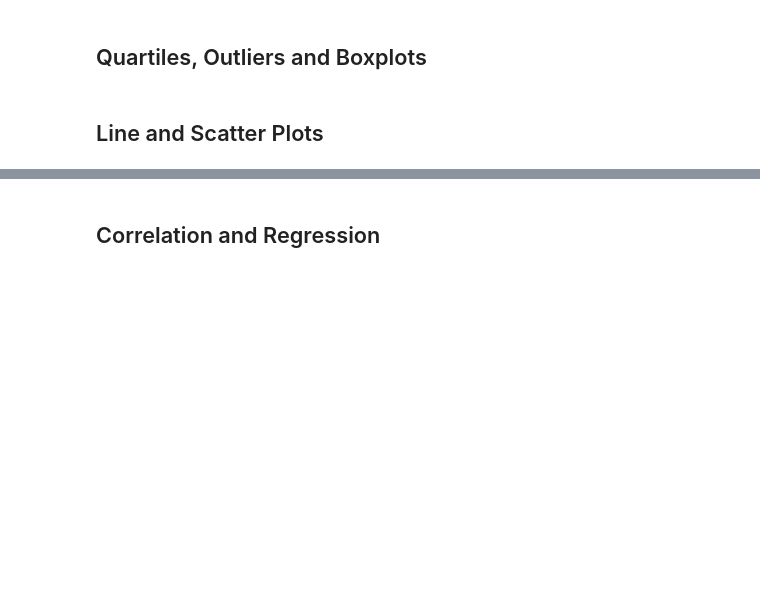
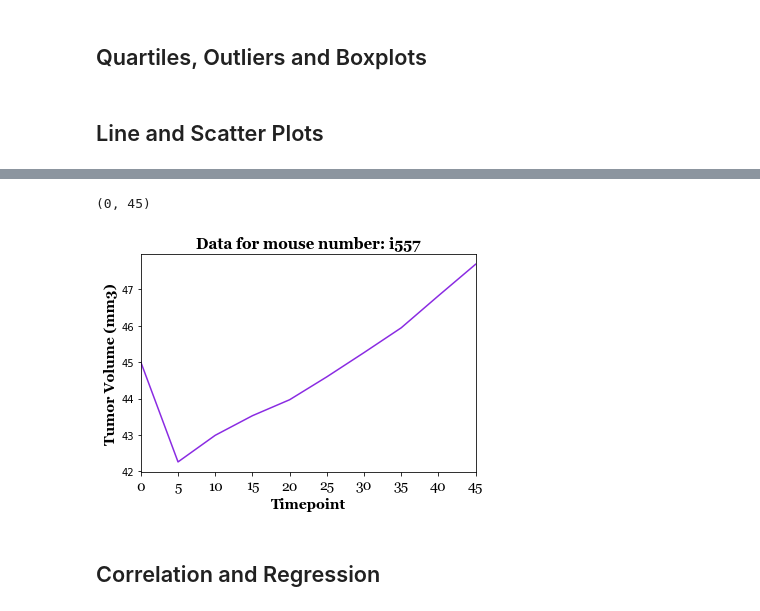
Before and after one commit to nlmuscanell/UCF-05-MATPLOTLIB, a Jupyter notebook: Pymaceuticals/pymaceuticals_starter.ipynb, the cells around one changed output, grey strips where cells are left out. Saved outputs shown, nothing was run; the diff lists cells and outputs as text; code cells hidden in the pictures; blank space fills up the shorter version.

```diff
--- a/Pymaceuticals/pymaceuticals_starter.ipynb
+++ b/Pymaceuticals/pymaceuticals_starter.ipynb
@@ -219,4 +227,11 @@ Text(0, 0.5, 'Sex')
 # %% [markdown]
 ## Line and Scatter Plots
 # %%
-# Generate a line plot of tumor volume vs. time point for a mouse treated with Capomulin
+# Generate line & scatter plots of tumor volume vs. time point for a mouse treated with Capomulin
+
+# Locating mice who were treated with Capomulin
+capomulin_mice = merge_df.loc[merge_df["Drug Regimen"]=="Capomulin"]
+
+# Selecting a mouse randomly (from only those who were treated with Capomulin)
+pick_mouse = capomulin_mice.sample()
+pick_mouse
@@ -223,3 +241,29 @@ Text(0, 0.5, 'Sex')
+# %%
+# Locating the mouse by ID
+get_data = pick_mouse.iloc[0]['Mouse ID']
+
+# Getting all data for the randomly selected mouse
+selected_mouse_data = merge_df.loc[merge_df["Mouse ID"]==get_data]
+# %%
+# Set x axis and variables
+Timepoint = np.arange(0, 45, 5)
+
+# Generate a line plot of tumor volume vs. time point for the randomly selected mouse treated with Capomulin
+selected_mouse_data.plot.line('Timepoint', 'Tumor Volume (mm3)', legend=False, color='blueviolet')
+
+# Font formatting
+csfont = {'fontname': "Georgia"}
+
+# Set the title and axis labels
+plt.title(f"Data for mouse number: {get_data}", fontsize=15, fontweight='bold', **csfont)
+plt.xlabel('Timepoint', fontsize=14, fontweight='bold', **csfont)
+plt.ylabel('Tumor Volume (mm3)', fontsize=14, fontweight='bold', **csfont)
+plt.xticks(fontsize=14, **csfont)
+
+plt.xlim(0, 45)
+# %% [output]
+(0, 45)
+[figure, added]
 # %%
 # Generate a scatter plot of average tumor volume vs. mouse weight for the Capomulin regimen
 # %% [markdown]
```
Also changed, not shown: parts of 5 cells of this notebook.
